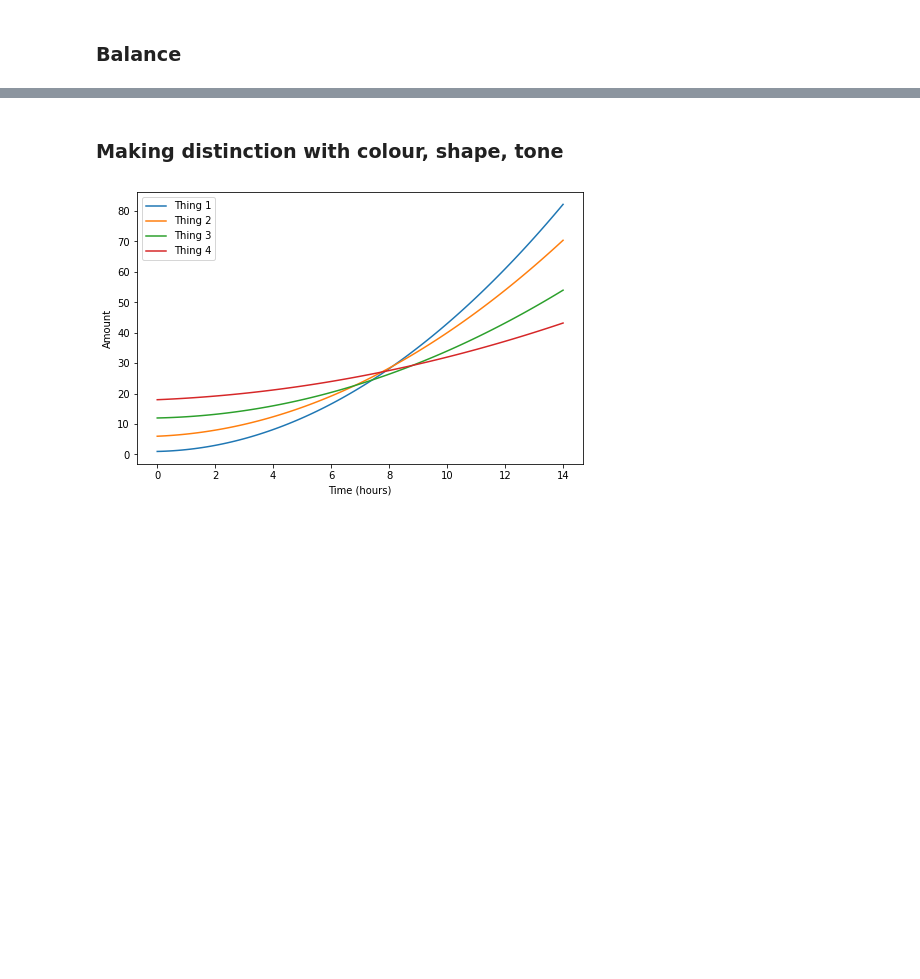
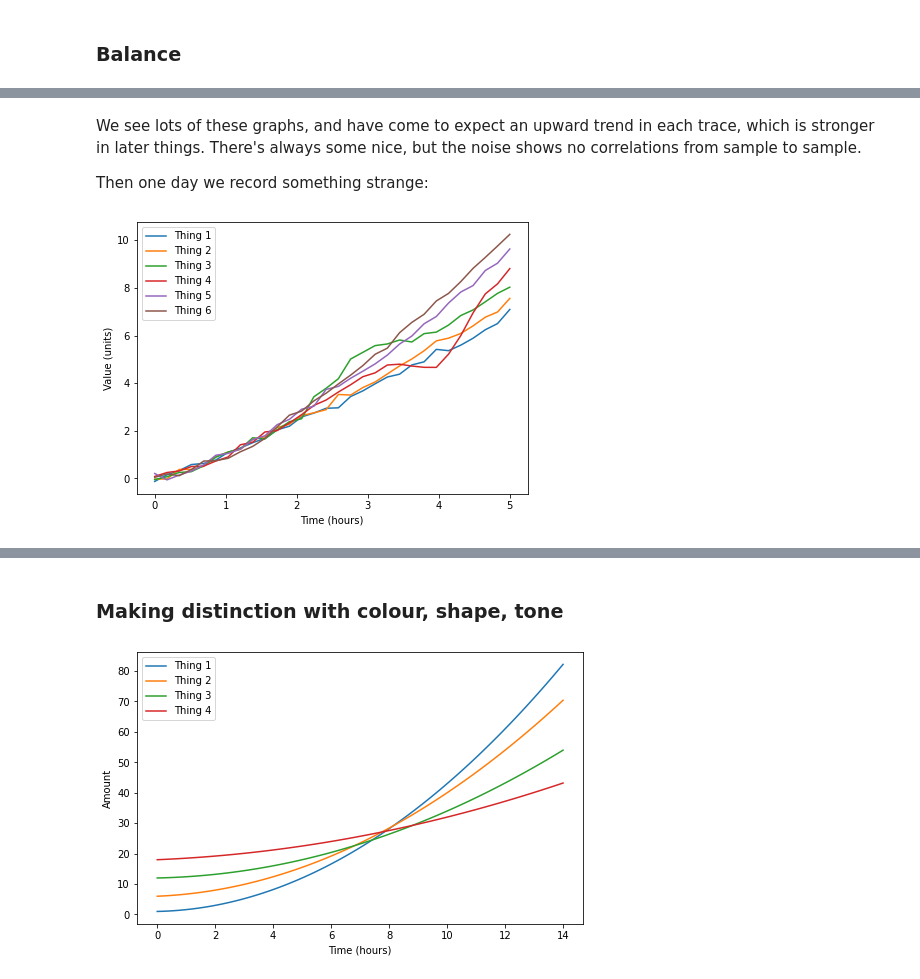
Before and after one commit to MichaelClerx/making-figures, a Jupyter notebook: part-1/1-4-visual-language.ipynb, the cells around one changed output, grey strips where cells are left out. Drawn from its saved outputs; the diff is of its cells as text; code cells hidden in the pictures; blank space fills up the shorter version.

```diff
--- a/part-1/1-4-visual-language.ipynb
+++ b/part-1/1-4-visual-language.ipynb
@@ -109,0 +137,23 @@ Done without skill (see above), it can be very ugly too.
+# %% [markdown]
+We see lots of these graphs, and have come to expect an upward trend in each trace, which is stronger in later things.
+There's always some nice, but the noise shows no correlations from sample to sample.
+
+Then one day we record something strange:
+# %%
+fig = plt.figure(figsize=(7, 5))
+
+data2 = np.array([x**1.2, x**1.25, x**1.3, x**1.35, x**1.4, x**1.45])
+data2 += np.random.normal(0, 0.1, data2.shape)
+data2[2] += 1.2 * np.exp(-2 * (x - 3)**2)
+data2[3] -= 1.7 * np.exp(-4 * (x - 4)**2)
+
+ax = fig.add_subplot()
+ax.set_xlabel('Time (hours)')
+ax.set_ylabel('Value (units)')
+for i, y in enumerate(data2):
+    ax.plot(x, y, label=f'Thing {1 + i}')
+ax.legend(loc='upper left')
+
+plt.show()
+# %% [output]
+[figure, added]
```
Also changed, not shown: parts of 8 cells of this notebook, 6 other files.
